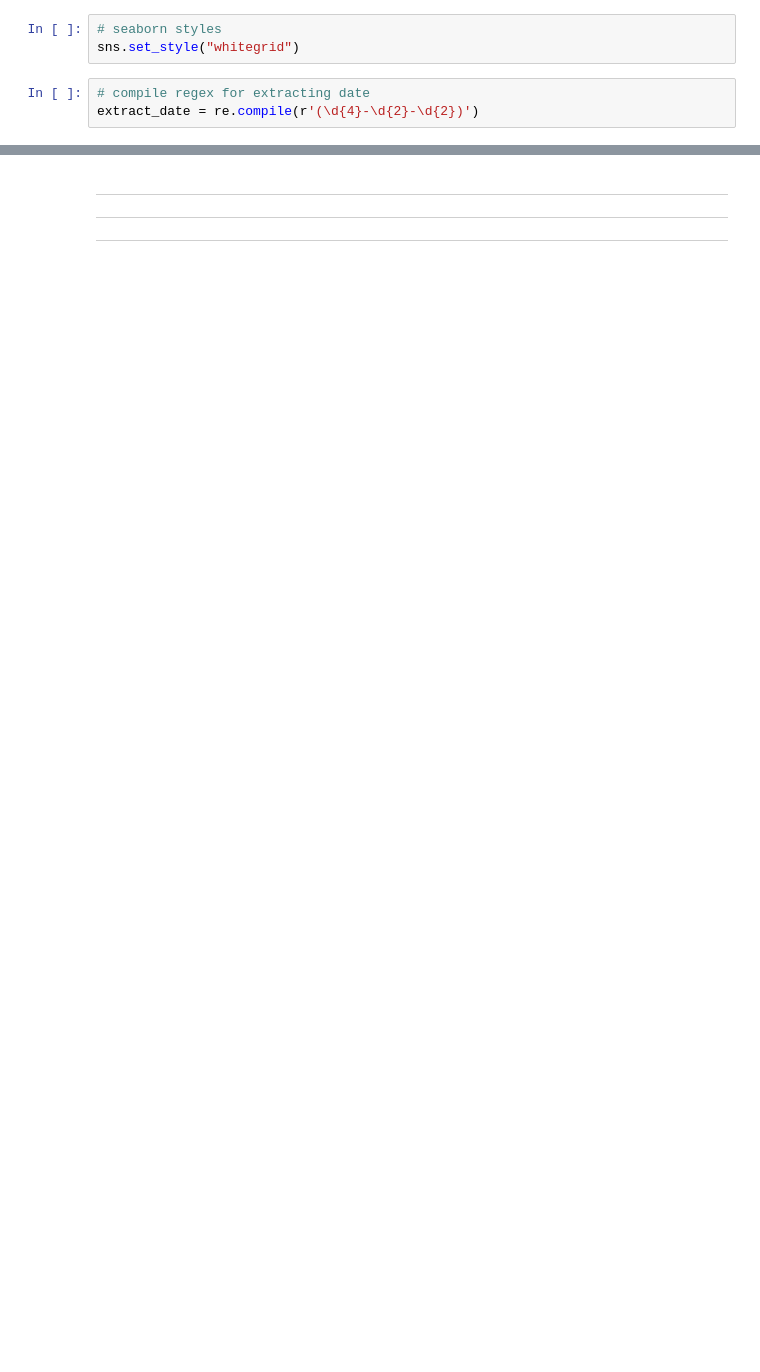
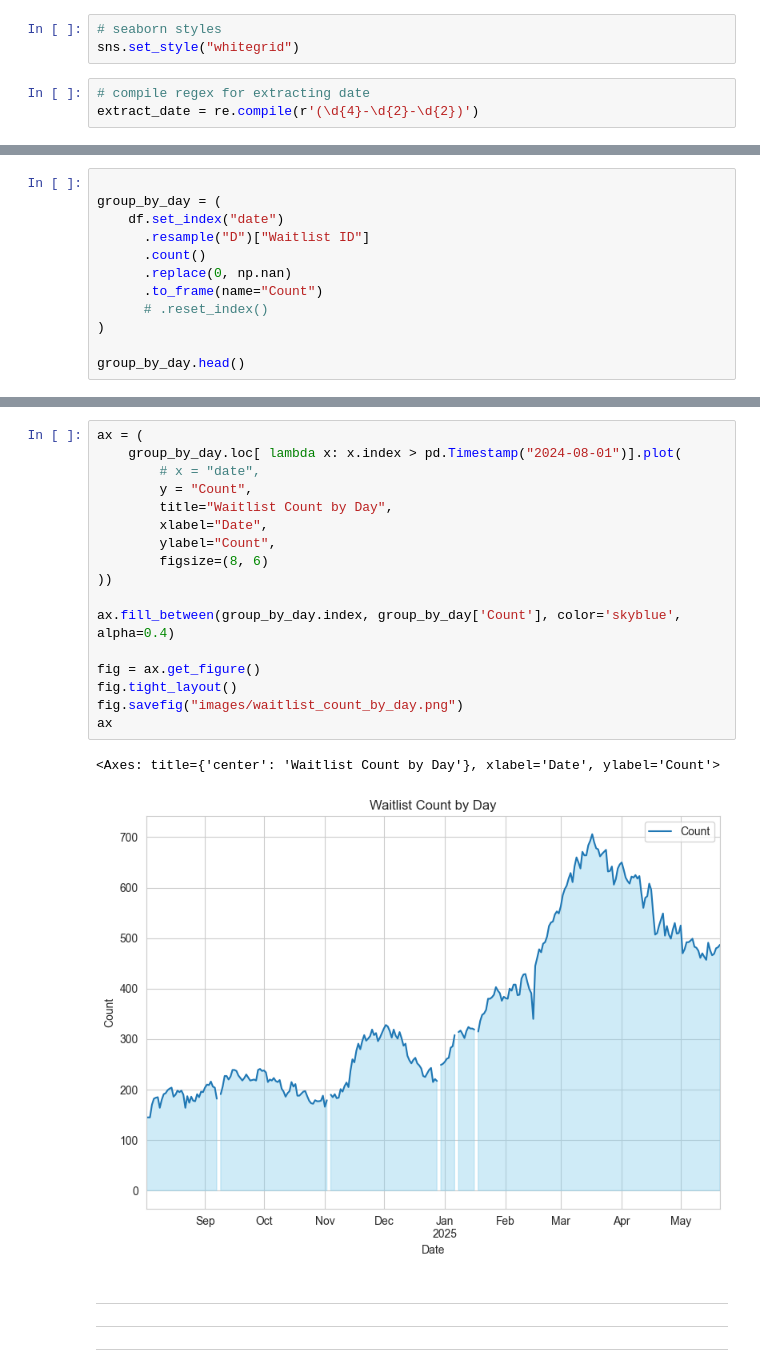
Before and after one commit to cbs-news-data-projects/waitlist_scraper, a Jupyter notebook: chart.ipynb, the cells around one changed output, grey strips where cells are left out. Drawn from its saved outputs; the diff is of its cells as text; blank space fills up the shorter version.

Commit message:
improved chart

```diff
--- a/chart.ipynb
+++ b/chart.ipynb
@@ -84,0 +33,12 @@ ax
+# %%
+
+group_by_day = (
+    df.set_index("date")
+      .resample("D")["Waitlist ID"]
+      .count()
+      .replace(0, np.nan)
+      .to_frame(name="Count")
+      # .reset_index()
+)
+
+group_by_day.head()
@@ -85,3 +53,23 @@ ax
+# %%
+ax = (
+    group_by_day.loc[ lambda x: x.index > pd.Timestamp("2024-08-01")].plot(
+        # x = "date",
+        y = "Count",
+        title="Waitlist Count by Day",
+        xlabel="Date",
+        ylabel="Count",
+        figsize=(8, 6)
+))
+
+ax.fill_between(group_by_day.index, group_by_day['Count'], color='skyblue', alpha=0.4)
+
+fig = ax.get_figure()
+fig.tight_layout()
+fig.savefig("images/waitlist_count_by_day.png")
+ax
+# %% [output]
+<Axes: title={'center': 'Waitlist Count by Day'}, xlabel='Date', ylabel='Count'>
+[figure, added]
 # %% [markdown]
 ---
 ---
```
Also changed, not shown: parts of 5 cells of this notebook, 1 other file.
